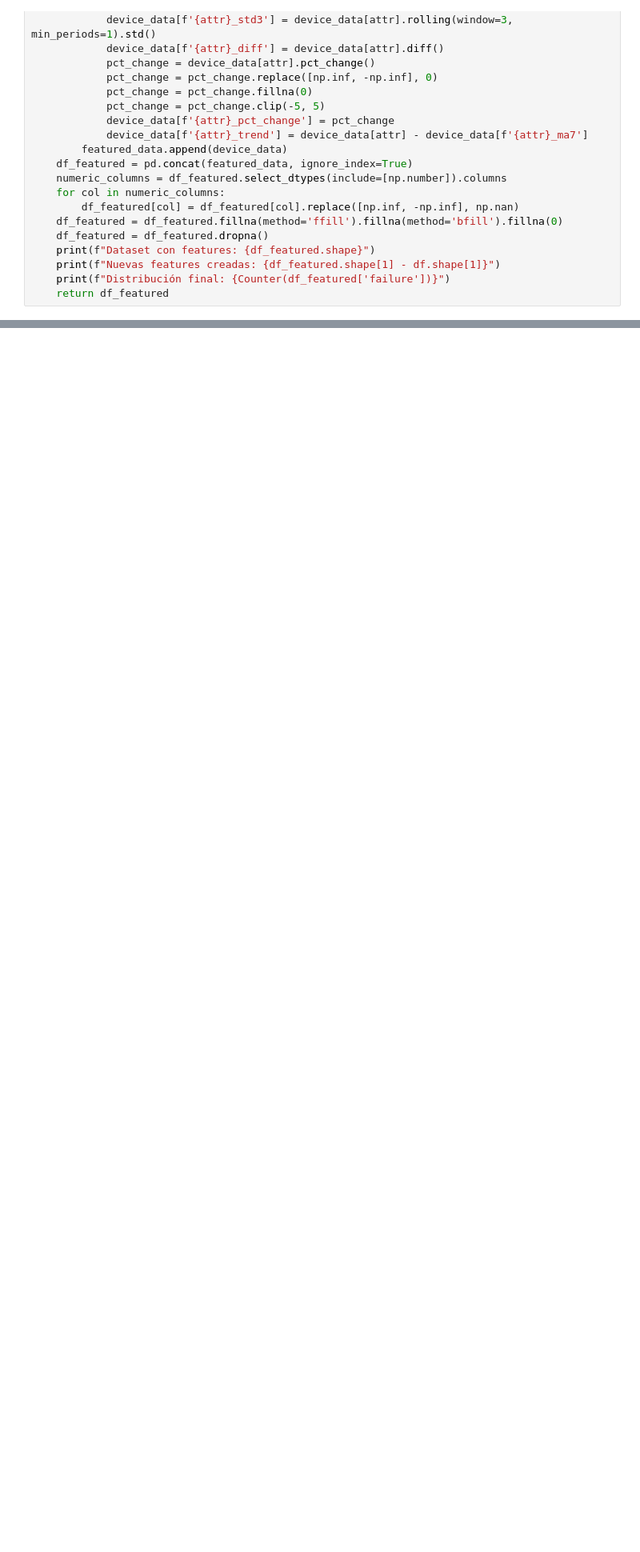
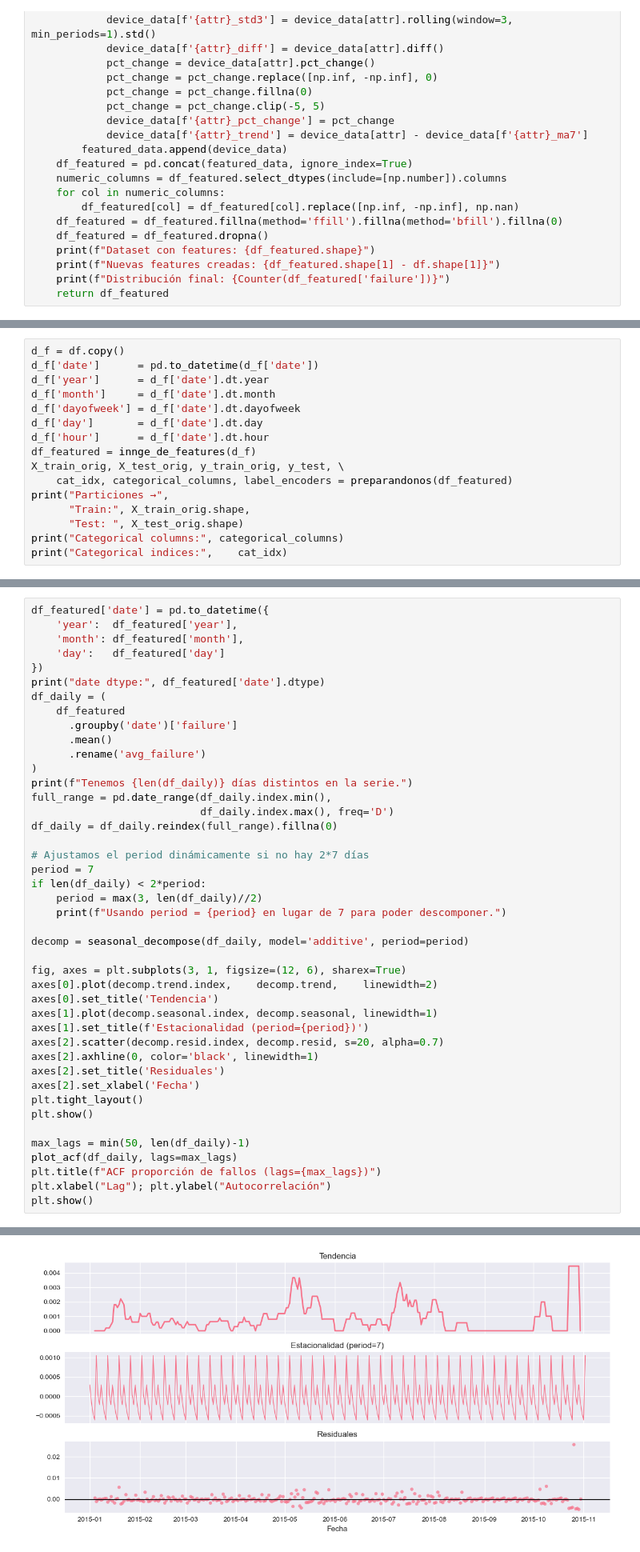
Before and after one commit to juansanm/meli_reto3, a Jupyter notebook: Ejercicio3.ipynb, the cells around one changed output, grey strips where cells are left out. Shown at 80% size. Cells and saved outputs as stored; diff of their text form; blank space fills up the shorter version.

```diff
--- a/Ejercicio3.ipynb
+++ b/Ejercicio3.ipynb
@@ -1163,0 +958,16 @@ Falsos negativos críticos (prob < 0.3 pero falló): 71
+# %%
+d_f = df.copy()
+d_f['date']      = pd.to_datetime(d_f['date'])
+d_f['year']      = d_f['date'].dt.year
+d_f['month']     = d_f['date'].dt.month
+d_f['dayofweek'] = d_f['date'].dt.dayofweek
+d_f['day']       = d_f['date'].dt.day
+d_f['hour']      = d_f['date'].dt.hour
+df_featured = innge_de_features(d_f)
+X_train_orig, X_test_orig, y_train_orig, y_test, \
+    cat_idx, categorical_columns, label_encoders = preparandonos(df_featured)
+print("Particiones →",
+      "Train:", X_train_orig.shape,
+      "Test: ", X_test_orig.shape)
+print("Categorical columns:", categorical_columns)
+print("Categorical indices:",    cat_idx)
@@ -1163,0 +987,44 @@ Falsos negativos críticos (prob < 0.3 pero falló): 71
+# %%
+df_featured['date'] = pd.to_datetime({
+    'year':  df_featured['year'],
+    'month': df_featured['month'],
+    'day':   df_featured['day']
+})
+print("date dtype:", df_featured['date'].dtype)
+df_daily = (
+    df_featured
+      .groupby('date')['failure']
+      .mean()
+      .rename('avg_failure')
+)
+print(f"Tenemos {len(df_daily)} días distintos en la serie.")
+full_range = pd.date_range(df_daily.index.min(),
+                           df_daily.index.max(), freq='D')
+df_daily = df_daily.reindex(full_range).fillna(0)
+
+# Ajustamos el period dinámicamente si no hay 2*7 días
+period = 7
+if len(df_daily) < 2*period:
+    period = max(3, len(df_daily)//2)
+    print(f"Usando period = {period} en lugar de 7 para poder descomponer.")
+
+decomp = seasonal_decompose(df_daily, model='additive', period=period)
+
+fig, axes = plt.subplots(3, 1, figsize=(12, 6), sharex=True)
+axes[0].plot(decomp.trend.index,    decomp.trend,    linewidth=2)
+axes[0].set_title('Tendencia')
+axes[1].plot(decomp.seasonal.index, decomp.seasonal, linewidth=1)
+axes[1].set_title(f'Estacionalidad (period={period})')
+axes[2].scatter(decomp.resid.index, decomp.resid, s=20, alpha=0.7)
+axes[2].axhline(0, color='black', linewidth=1)
+axes[2].set_title('Residuales')
+axes[2].set_xlabel('Fecha')
+plt.tight_layout()
+plt.show()
+
+max_lags = min(50, len(df_daily)-1)
+plot_acf(df_daily, lags=max_lags)
+plt.title(f"ACF proporción de fallos (lags={max_lags})")
+plt.xlabel("Lag"); plt.ylabel("Autocorrelación")
+plt.show()
+# %% [output]
@@ -1163,0 +1033 @@ Falsos negativos críticos (prob < 0.3 pero falló): 71
+[figure, added]
```
Also changed, not shown: parts of 60 cells of this notebook, 6 other files.
